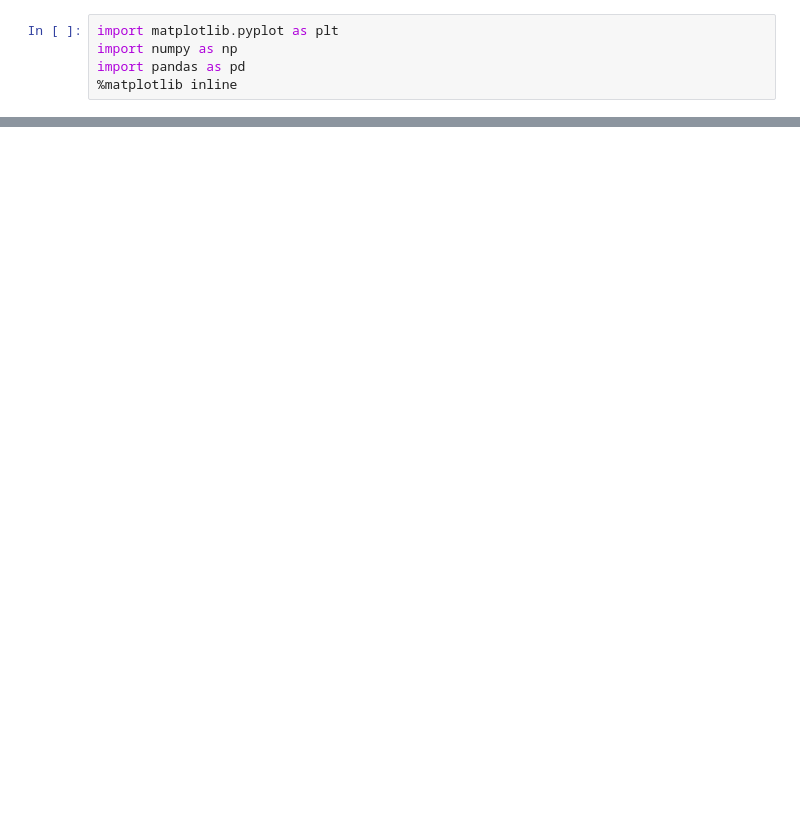
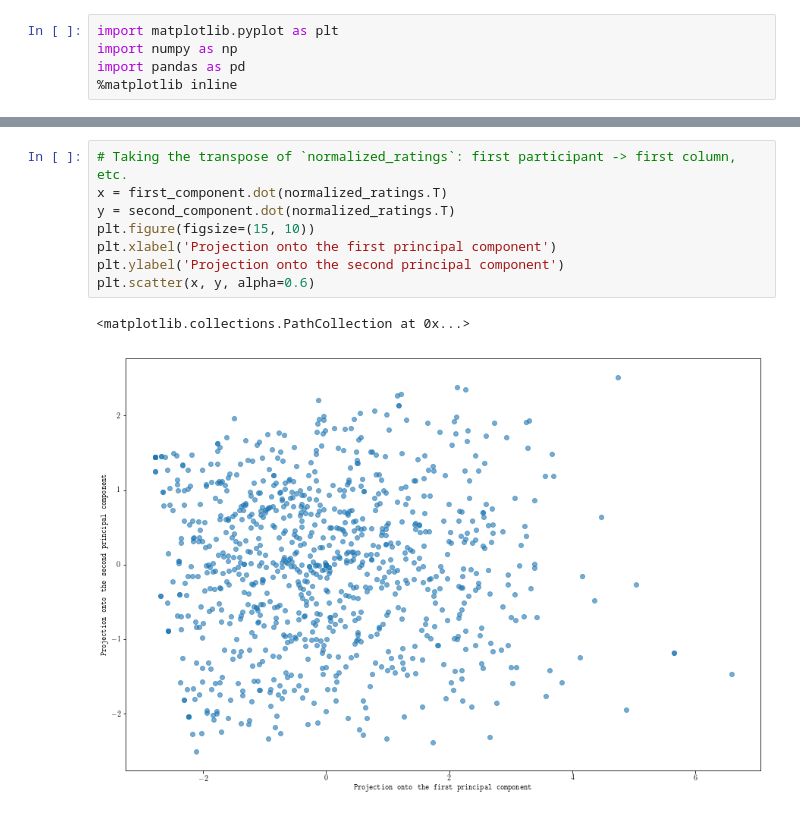
Before and after one commit to BerkeleyAutomation/malasakit, a Jupyter notebook: analysis/PCA.ipynb, the cells around one changed output, grey strips where cells are left out. Drawn from its saved outputs; the diff is of its cells as text; blank space fills up the shorter version.

```diff
--- a/analysis/PCA.ipynb
+++ b/analysis/PCA.ipynb
@@ -35,0 +47,11 @@ Second principal component is: [-0.061 -0.107 -0.131 -0.133  0.107 -0.066 -0.082
+# %%
+# Taking the transpose of `normalized_ratings`: first participant -> first column, etc.
+x = first_component.dot(normalized_ratings.T)
+y = second_component.dot(normalized_ratings.T)
+plt.figure(figsize=(15, 10))
+plt.xlabel('Projection onto the first principal component')
+plt.ylabel('Projection onto the second principal component')
+plt.scatter(x, y, alpha=0.6)
+# %% [output]
+<matplotlib.collections.PathCollection at 0x...>
+[figure, added]
```
Also changed, not shown: parts of 4 cells of this notebook.
